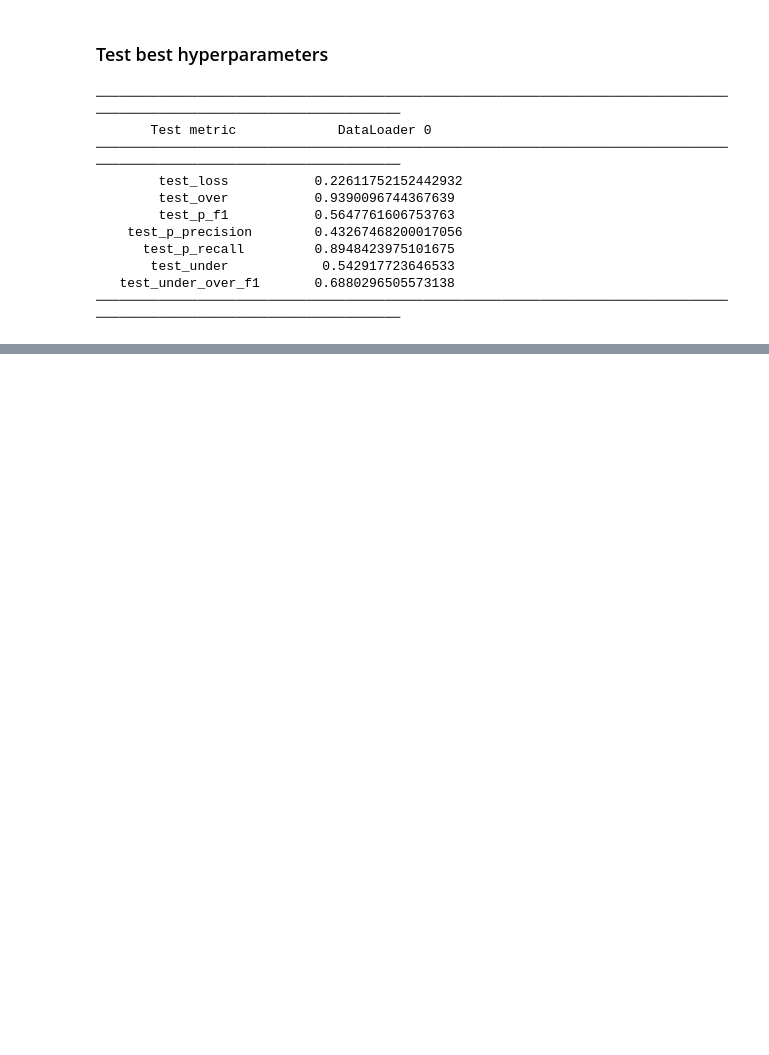
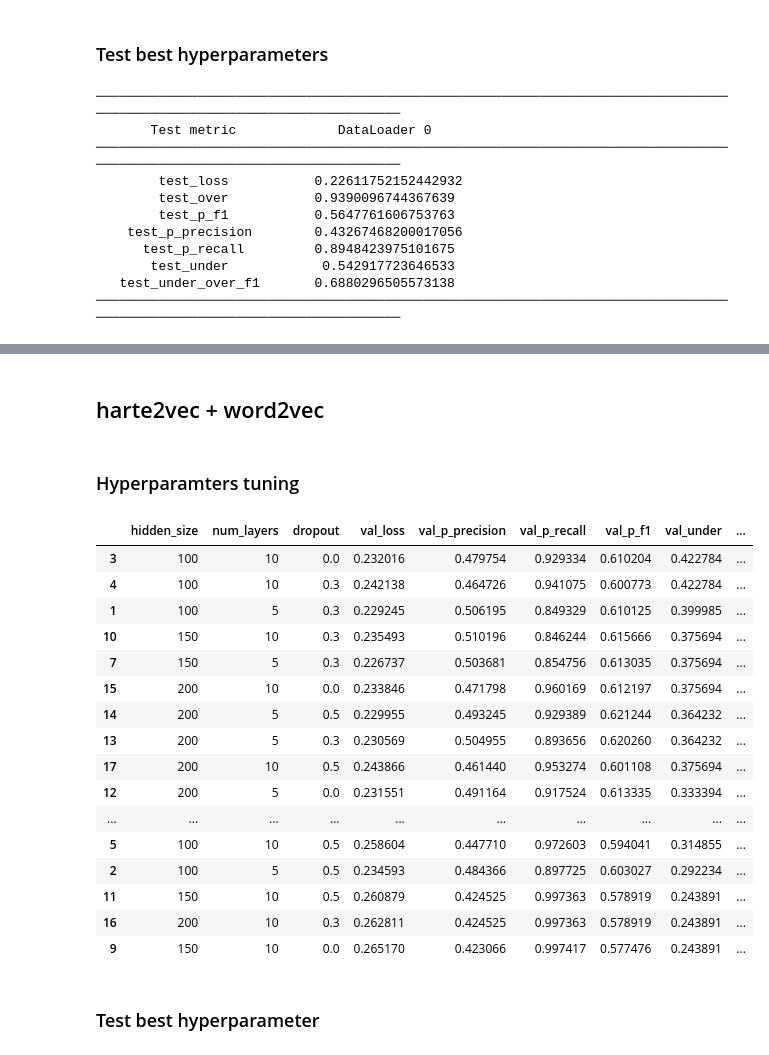
Before and after one commit to n28div/chord-embeddings, a Jupyter notebook: lstm_baseline_segmentation.ipynb, the cells around one changed output, grey strips where cells are left out. Drawn from its saved outputs; the diff is of its cells as text; code cells hidden in the pictures; blank space fills up the shorter version.

```diff
--- a/lstm_baseline_segmentation.ipynb
+++ b/lstm_baseline_segmentation.ipynb
@@ -484,0 +543,61 @@ under_over_f 0.5303532083207078
+# %%
+def embed_fused_data(sem_model, syn_model, X, y, encoder):
+    sem, y_out, mask = embed_data(sem_model, X, y, encoder)
+    syn, _, _ = embed_data(syn_model, X, y, encoder)
+    return sem, syn, y_out, mask
+# %% [markdown]
+## harte2vec + word2vec
+# %% [markdown]
+### Hyperparamters tuning
+# %%
+from harte2vec.harte2vec import Harte2Vec
+from gensim.models import Word2Vec
+
+word2vec = Word2Vec.load("word2vec.gensim")
+harte2vec = Harte2Vec.from_pretrained("harte2vec.pt")
+
+data = DataModule(embed_fused_data(harte2vec, word2vec.wv, X_train, y_train, encoder),
+                  embed_fused_data(harte2vec, word2vec.wv, X_valid, y_valid, encoder),
+                  embed_fused_data(harte2vec, word2vec.wv, X_test, y_test, encoder))
+# %%
+from itertools import product
+from tqdm.auto import tqdm
+
+parameters = {
+    "hidden_size": [100, 150, 200],
+    "num_layers": [5, 10],
+    "dropout": [0.0, 0.3, 0.5],
+}
+
+results = list()
+combinations = list(enumerate(product(*parameters.values())))
+
+for idx, params in tqdm(combinations):
+    params = dict(zip(parameters.keys(), params))
+    res, _ = train(params, data=data, epochs=350)
+    results.append((params, res))
+# %%
+import pandas as pd
+
+df = pd.DataFrame.from_dict([dict(**res[0], **res[1][0]) for res in results])
+df.iloc[(df["val_under_over_f1"] + df["val_p_f1"]).sort_values(ascending=False).index]
+# %% [output]
+|  | hidden_size | num_layers | dropout | val_loss | val_p_precision | val_p_recall | val_p_f1 | val_under | ... |
+| 3 | 100 | 10 | 0.0 | 0.232016 | 0.479754 | 0.929334 | 0.610204 | 0.422784 | ... |
+| 4 | 100 | 10 | 0.3 | 0.242138 | 0.464726 | 0.941075 | 0.600773 | 0.422784 | ... |
+| 1 | 100 | 5 | 0.3 | 0.229245 | 0.506195 | 0.849329 | 0.610125 | 0.399985 | ... |
+| 10 | 150 | 10 | 0.3 | 0.235493 | 0.510196 | 0.846244 | 0.615666 | 0.375694 | ... |
+| 7 | 150 | 5 | 0.3 | 0.226737 | 0.503681 | 0.854756 | 0.613035 | 0.375694 | ... |
+| 15 | 200 | 10 | 0.0 | 0.233846 | 0.471798 | 0.960169 | 0.612197 | 0.375694 | ... |
+| 14 | 200 | 5 | 0.5 | 0.229955 | 0.493245 | 0.929389 | 0.621244 | 0.364232 | ... |
+| 13 | 200 | 5 | 0.3 | 0.230569 | 0.504955 | 0.893656 | 0.620260 | 0.364232 | ... |
+| 17 | 200 | 10 | 0.5 | 0.243866 | 0.461440 | 0.953274 | 0.601108 | 0.375694 | ... |
+| 12 | 200 | 5 | 0.0 | 0.231551 | 0.491164 | 0.917524 | 0.613335 | 0.333394 | ... |
+| ... | ... | ... | ... | ... | ... | ... | ... | ... | ... |
+| 5 | 100 | 10 | 0.5 | 0.258604 | 0.447710 | 0.972603 | 0.594041 | 0.314855 | ... |
+| 2 | 100 | 5 | 0.5 | 0.234593 | 0.484366 | 0.897725 | 0.603027 | 0.292234 | ... |
+| 11 | 150 | 10 | 0.5 | 0.260879 | 0.424525 | 0.997363 | 0.578919 | 0.243891 | ... |
+| 16 | 200 | 10 | 0.3 | 0.262811 | 0.424525 | 0.997363 | 0.578919 | 0.243891 | ... |
+| 9 | 150 | 10 | 0.0 | 0.265170 | 0.423066 | 0.997417 | 0.577476 | 0.243891 | ... |
+# %% [markdown]
+### Test best hyperparameter
```
Also changed, not shown: parts of 28 cells of this notebook.
